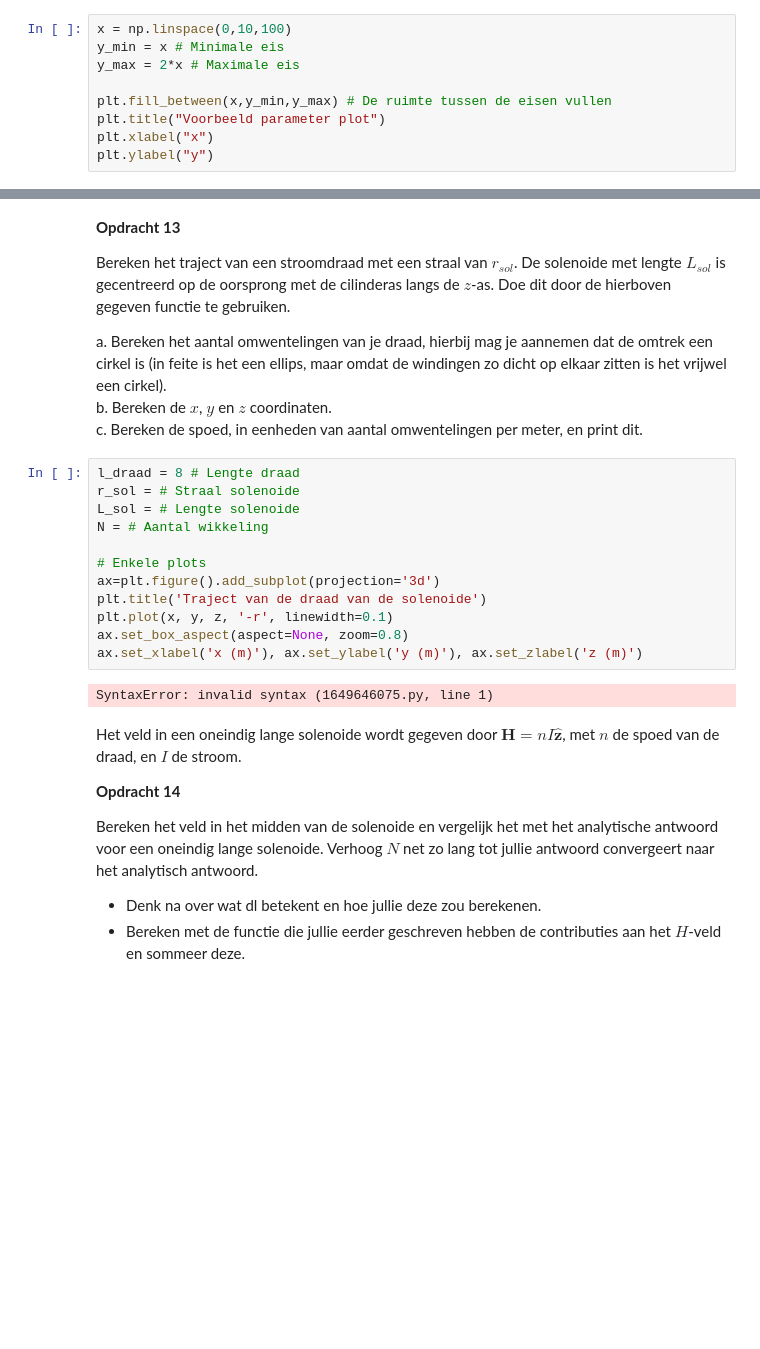
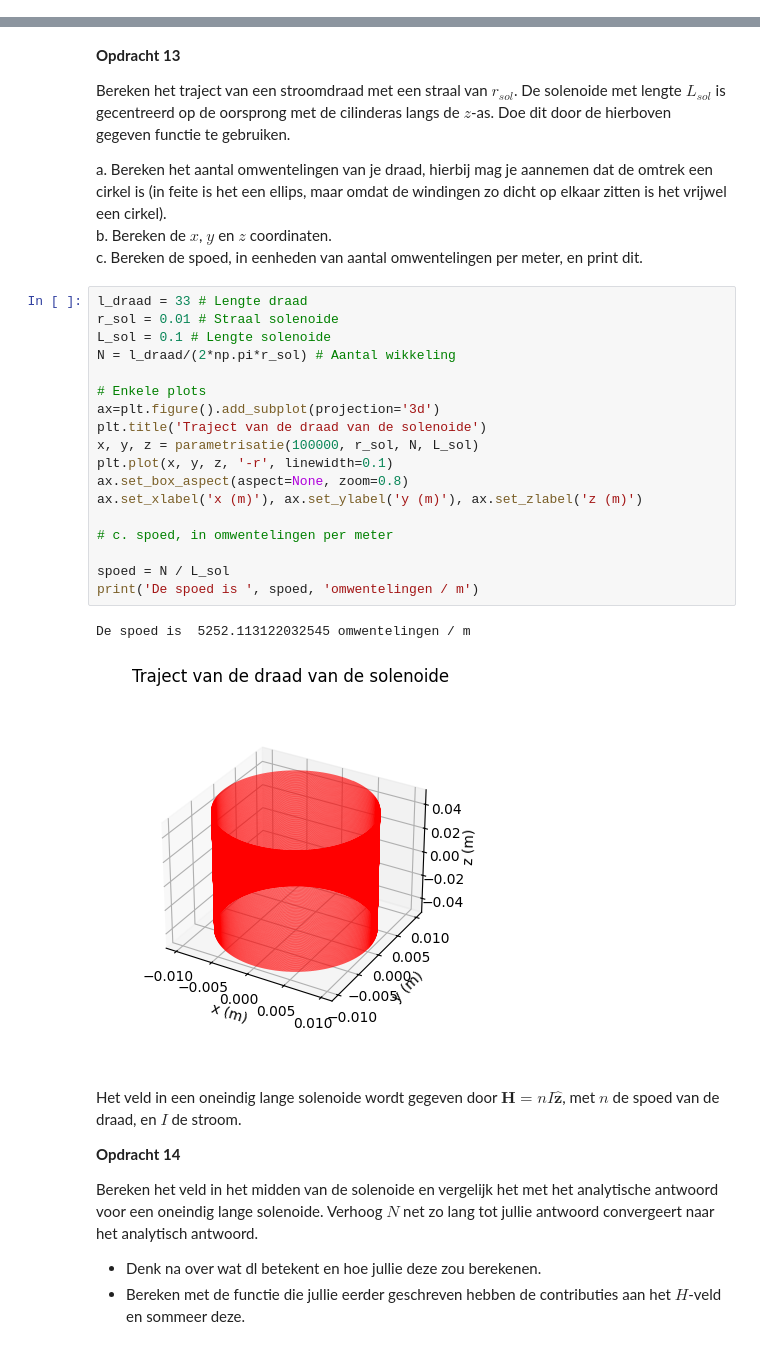
Before and after one commit to DavantePES/Def-D, a Jupyter notebook: DigitaleOntwerpopdrachten/2KrachtActuatorOpdracht/KrachtactuatorOpdracht.ipynb, the cells around one changed output, grey strips where cells are left out. Cells and saved outputs as stored; diff of their text form; blank space fills up the shorter version.

```diff
--- a/DigitaleOntwerpopdrachten/2KrachtActuatorOpdracht/KrachtactuatorOpdracht.ipynb
+++ b/DigitaleOntwerpopdrachten/2KrachtActuatorOpdracht/KrachtactuatorOpdracht.ipynb
@@ -281,9 +267,0 @@ Een parameter plot geeft ons inzicht in de haalbaarheid van het idee. In dit gev
-# %%
-x = np.linspace(0,10,100)
-y_min = x # Minimale eis
-y_max = 2*x # Maximale eis
-
-plt.fill_between(x,y_min,y_max) # De ruimte tussen de eisen vullen
-plt.title("Voorbeeld parameter plot")
-plt.xlabel("x")
-plt.ylabel("y")
@@ -527,19 +512,26 @@ a. Bereken het aantal omwentelingen van je draad, hierbij mag je aannemen dat de
 b. Bereken de $x$, $y$ en $z$ coordinaten.\
 c. Bereken de spoed, in eenheden van aantal omwentelingen per meter, en print dit.
 # %%
-l_draad = 8 # Lengte draad
-r_sol = # Straal solenoide
-L_sol = # Lengte solenoide
-N = # Aantal wikkeling
+l_draad = 33 # Lengte draad
+r_sol = 0.01 # Straal solenoide
+L_sol = 0.1 # Lengte solenoide
+N = l_draad/(2*np.pi*r_sol) # Aantal wikkeling
 
 # Enkele plots
 ax=plt.figure().add_subplot(projection='3d')
 plt.title('Traject van de draad van de solenoide')
+x, y, z = parametrisatie(100000, r_sol, N, L_sol)
 plt.plot(x, y, z, '-r', linewidth=0.1)
 ax.set_box_aspect(aspect=None, zoom=0.8)
 ax.set_xlabel('x (m)'), ax.set_ylabel('y (m)'), ax.set_zlabel('z (m)')
+
+# c. spoed, in omwentelingen per meter
+
+spoed = N / L_sol
+print('De spoed is ', spoed, 'omwentelingen / m')
 # %% [output]
-SyntaxError: invalid syntax (1649646075.py, line 1)
+De spoed is  5252.113122032545 omwentelingen / m
+[figure, added]
 # %% [markdown]
 Het veld in een oneindig lange solenoide wordt gegeven door $\mathbf{H} = n I \hat{\mathbf{z}}$, met $n$ de spoed van de draad, en $I$ de stroom.
 
```
Also changed, not shown: parts of 14 cells of this notebook.
